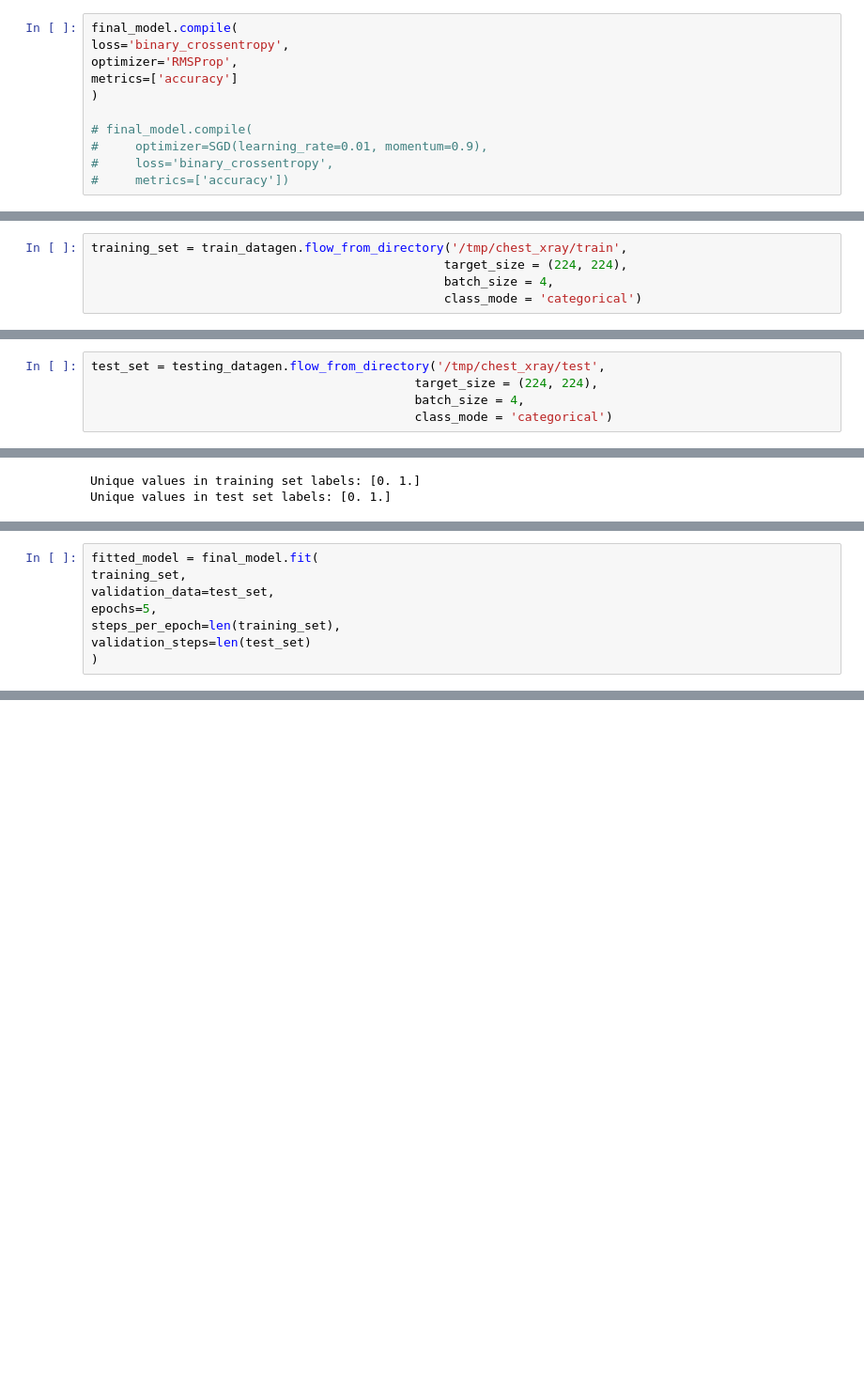
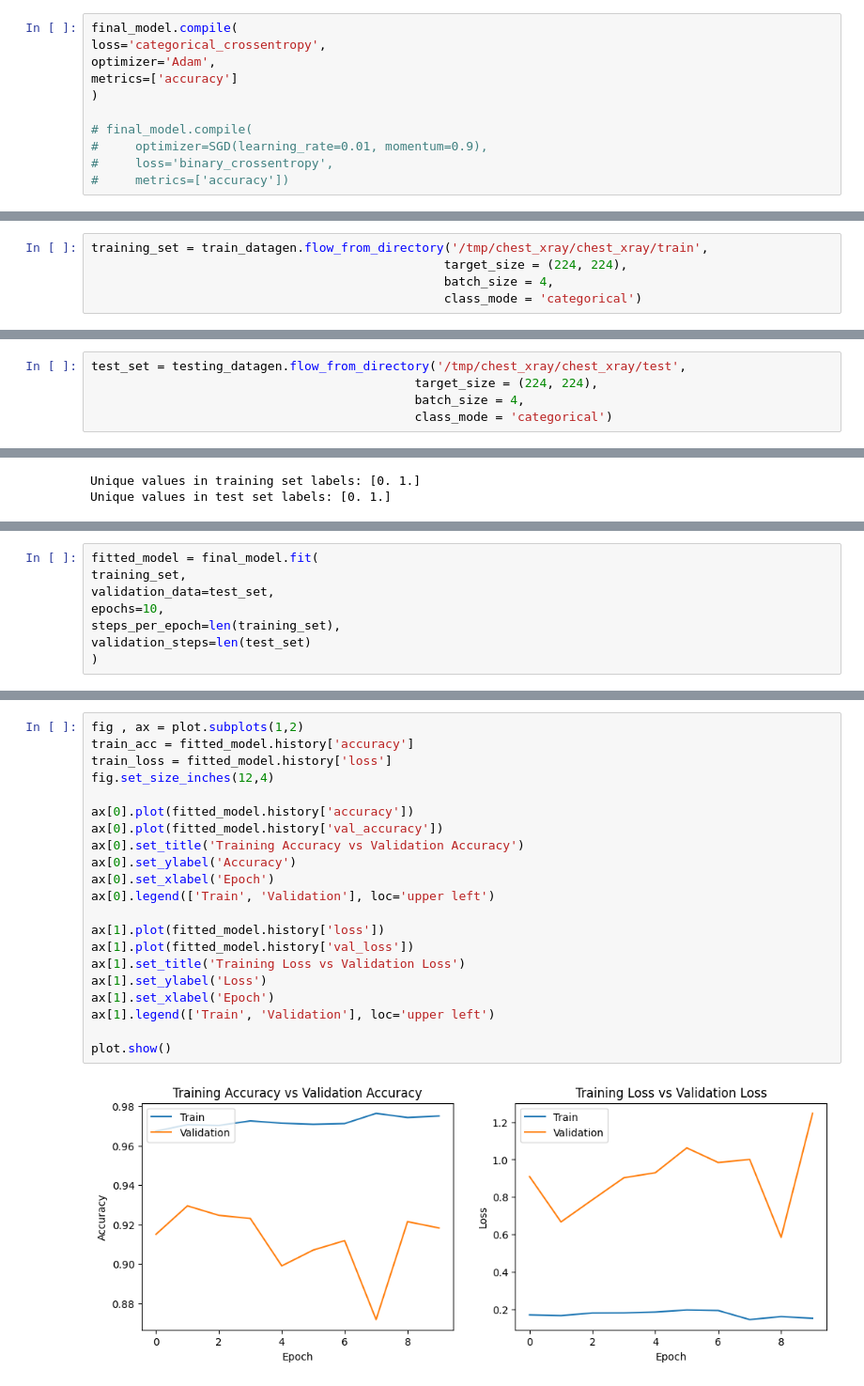
Before and after one commit to ShreyaCtrl/pneumonia-detection, a Jupyter notebook: Untitled12.ipynb, the cells around one changed output, grey strips where cells are left out. Shown: that part at 94% size. Drawn from its saved outputs; the diff is of its cells as text; blank space fills up the shorter version.

Commit message:
Error rectified and model now works

```diff
--- a/Untitled12.ipynb
+++ b/Untitled12.ipynb
@@ -119,8 +120,8 @@ _________________________________________________________________
 # Compile model
 # %%
 final_model.compile(
-loss='binary_crossentropy',
-optimizer='RMSProp',
+loss='categorical_crossentropy',
+optimizer='Adam',
 metrics=['accuracy']
 )
 
@@ -145,14 +146,14 @@ else:
 # %% [output]
 Directory exists
 # %%
-training_set = train_datagen.flow_from_directory('/tmp/chest_xray/train',
+training_set = train_datagen.flow_from_directory('/tmp/chest_xray/chest_xray/train',
 												target_size = (224, 224),
 												batch_size = 4,
 												class_mode = 'categorical')
 # %% [output]
 Found 5216 images belonging to 2 classes.
 # %%
-test_set = testing_datagen.flow_from_directory('/tmp/chest_xray/test',
+test_set = testing_datagen.flow_from_directory('/tmp/chest_xray/chest_xray/test',
 											target_size = (224, 224),
 											batch_size = 4,
 											class_mode = 'categorical')
@@ -208,7 +222,7 @@ Unique values in test set labels: [0. 1.]
 fitted_model = final_model.fit(
 training_set,
 validation_data=test_set,
-epochs=5,
+epochs=10,
 steps_per_epoch=len(training_set),
 validation_steps=len(test_set)
 )
@@ -220,0 +286,23 @@ Detected at node binary_crossentropy/logistic_loss/mul defined at (most recent c
+# %%
+fig , ax = plot.subplots(1,2)
+train_acc = fitted_model.history['accuracy']
+train_loss = fitted_model.history['loss']
+fig.set_size_inches(12,4)
+
+ax[0].plot(fitted_model.history['accuracy'])
+ax[0].plot(fitted_model.history['val_accuracy'])
+ax[0].set_title('Training Accuracy vs Validation Accuracy')
+ax[0].set_ylabel('Accuracy')
+ax[0].set_xlabel('Epoch')
+ax[0].legend(['Train', 'Validation'], loc='upper left')
+
+ax[1].plot(fitted_model.history['loss'])
+ax[1].plot(fitted_model.history['val_loss'])
+ax[1].set_title('Training Loss vs Validation Loss')
+ax[1].set_ylabel('Loss')
+ax[1].set_xlabel('Epoch')
+ax[1].legend(['Train', 'Validation'], loc='upper left')
+
+plot.show()
+# %% [output]
+[figure, added]
```
Also changed, not shown: parts of 17 cells of this notebook.
